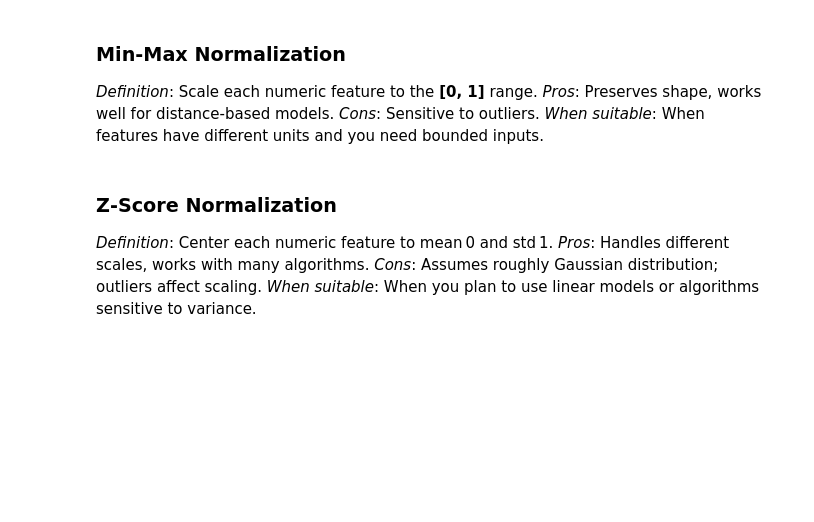
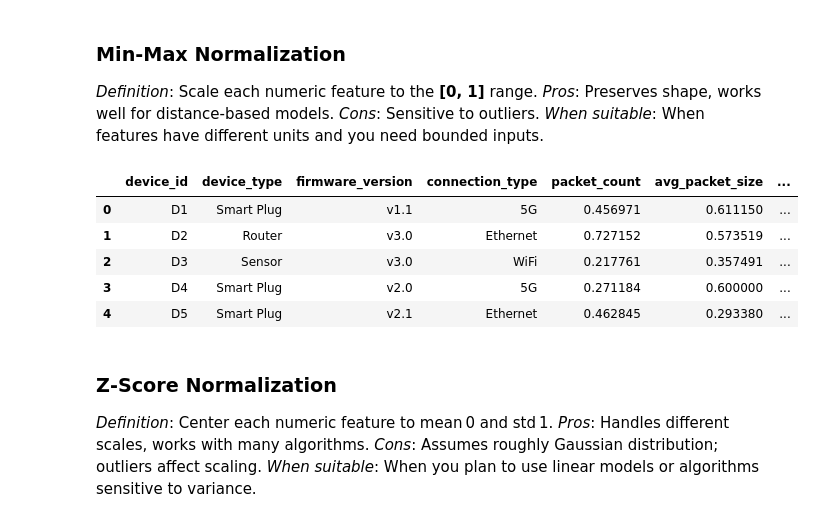
Before and after one commit to razaalirizvi4/dm, a Jupyter notebook: Preprocessing_Evaluation.ipynb, the cells around one changed output. Cells and saved outputs as stored; diff of their text form; code cells hidden in the pictures; blank space fills up the shorter version.

```diff
--- a/Preprocessing_Evaluation.ipynb
+++ b/Preprocessing_Evaluation.ipynb
@@ -214,10 +321,18 @@ The following steps normally require two or more source tables.  In this single
 # %%
 df = original_df.copy()
 num_cols = df.select_dtypes(include='number').columns
 df[num_cols] = (df[num_cols] - df[num_cols].min()) / (df[num_cols].max() - df[num_cols].min())
 metrics = evaluate(df)
 metrics['technique'] = 'Min‑Max Normalization'
 results.append(metrics)
+df.head(5)
+# %% [output]
+|  | device_id | device_type | firmware_version | connection_type | packet_count | avg_packet_size | ... |
+| 0 | D1 | Smart Plug | v1.1 | 5G | 0.456971 | 0.611150 | ... |
+| 1 | D2 | Router | v3.0 | Ethernet | 0.727152 | 0.573519 | ... |
+| 2 | D3 | Sensor | v3.0 | WiFi | 0.217761 | 0.357491 | ... |
+| 3 | D4 | Smart Plug | v2.0 | 5G | 0.271184 | 0.600000 | ... |
+| 4 | D5 | Smart Plug | v2.1 | Ethernet | 0.462845 | 0.293380 | ... |
 # %% [markdown]
 ### Z‑Score Normalization
 *Definition*: Center each numeric feature to mean 0 and std 1.
```
Also changed, not shown: parts of 12 cells of this notebook, 1 other file.
